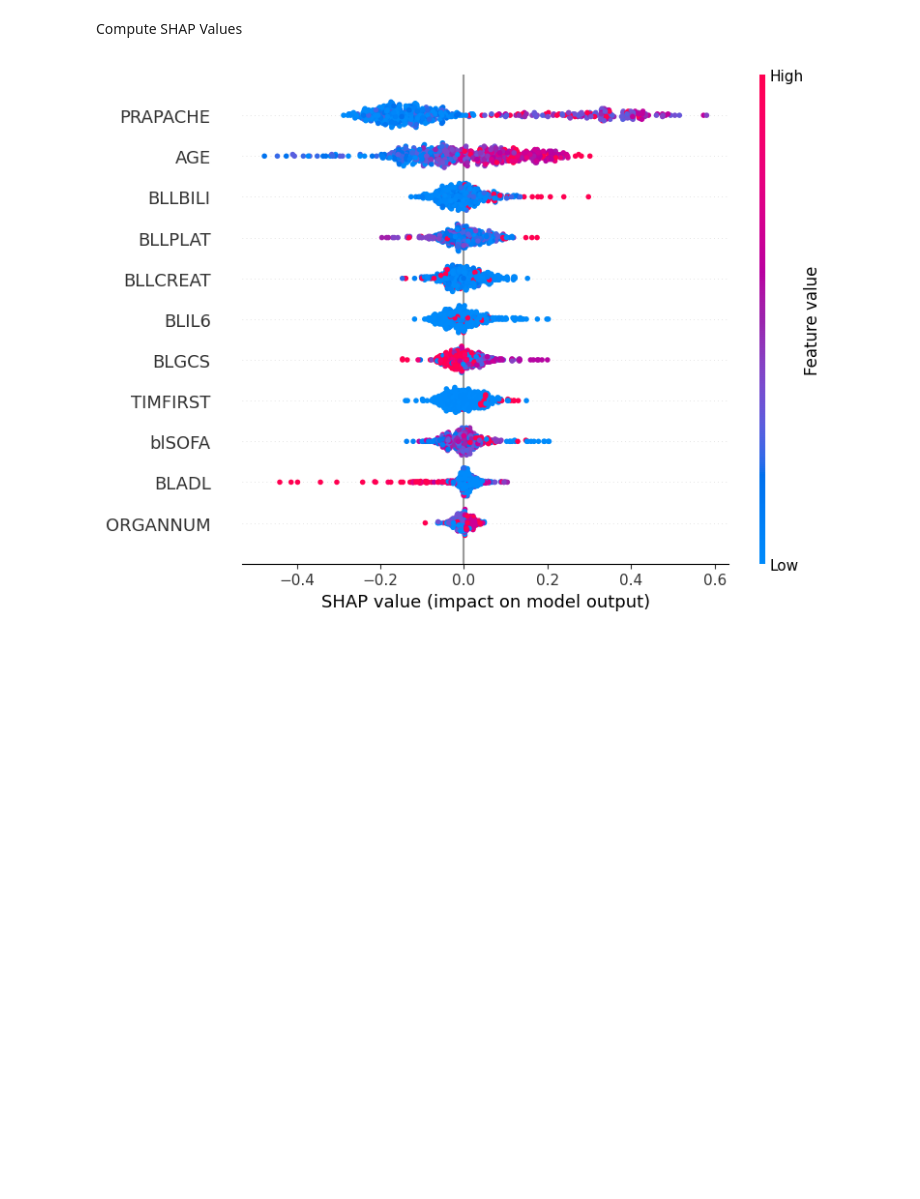
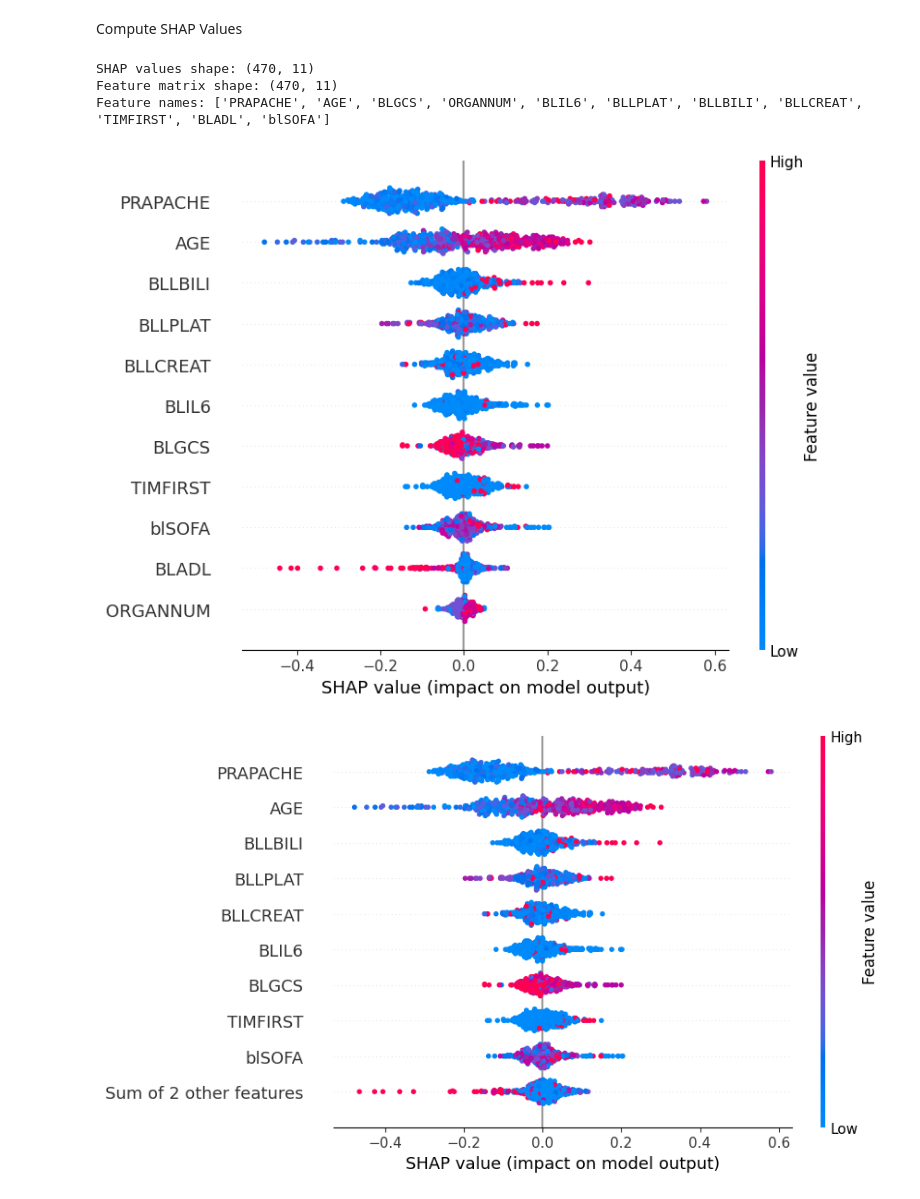
Before and after one commit to tobsilog/VTE, a Jupyter notebook: SHAP/HAHAHA_Copy.ipynb, the cells around one changed output. Cells and saved outputs as stored; diff of their text form; code cells hidden in the pictures; blank space fills up the shorter version.

```diff
--- a/SHAP/HAHAHA_Copy.ipynb
+++ b/SHAP/HAHAHA_Copy.ipynb
@@ -492,9 +492,9 @@ y = sepsis_data["ITE"]  # Target variable (ITE)
 # %% [markdown]
 Train a model to predict ITE
 # %%
-# # Train a model to predict ITE
-# rf_model = RandomForestRegressor(n_estimators=200, random_state=42)
-# rf_model.fit(X, y)
+# Train a model to predict ITE
+rf_model = RandomForestRegressor(n_estimators=200, random_state=42)
+rf_model.fit(X, y)
 
 # Use SHAP TreeExplainer
 explainer = shap.TreeExplainer(rf_model)
@@ -504,11 +504,30 @@ Compute SHAP Values
 # %%
 # # Create a SHAP beeswarm plot
 # shap.plots.beeswarm(shap.Explanation(values=shap_values,
 #                                      base_values=explainer.expected_value,
 #                                      data=X,
 #                                      feature_names=X.columns))
 
 # Display summary plot (shows global feature importance)
+# Debugging the SHAP plots
+print("SHAP values shape:", shap_values.shape)
+print("Feature matrix shape:", X.shape)
+print("Feature names:", X.columns.tolist())
+
+# Display summary plot (shows global feature importance)
 shap.summary_plot(shap_values, X)
+
+# Display beeswarm plot
+shap.plots.beeswarm(shap.Explanation(values=shap_values,
+                                     base_values=explainer.expected_value,
+                                     data=X,
+                                     feature_names=X.columns))
+
+# Display dependence plot for the first feature
+shap.dependence_plot(0, shap_values, X)
 # %% [output]
+SHAP values shape: (470, 11)
+Feature matrix shape: (470, 11)
+Feature names: ['PRAPACHE', 'AGE', 'BLGCS', 'ORGANNUM', 'BLIL6', 'BLLPLAT', 'BLLBILI', 'BLLCREAT', 'TIMFIRST', 'BLADL', 'blSOFA']
-[figure, old version]
+[figure, new version]
+[figure, added]
```
Also changed, not shown: parts of 3 cells of this notebook, 3 other files.
